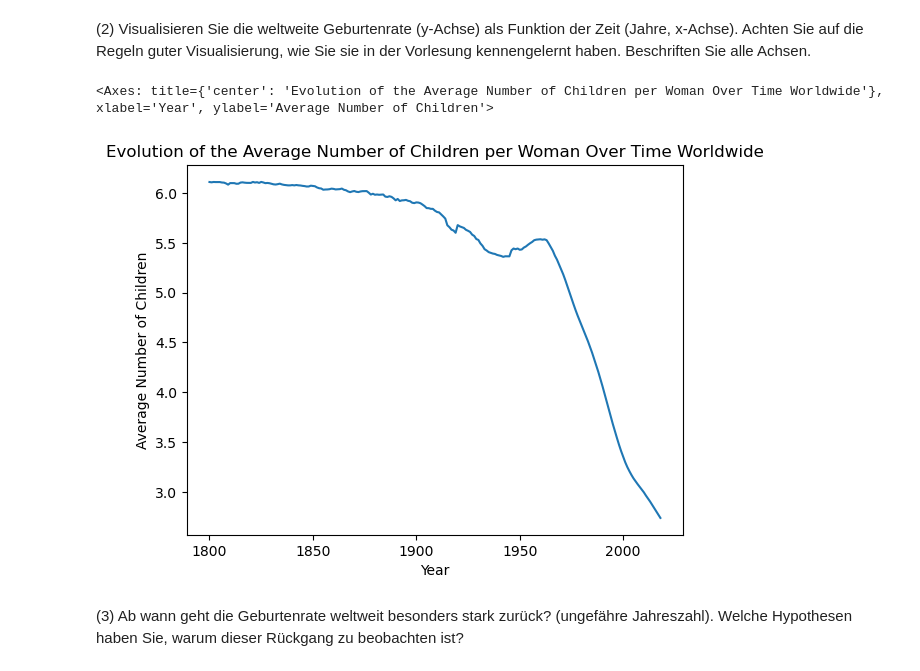
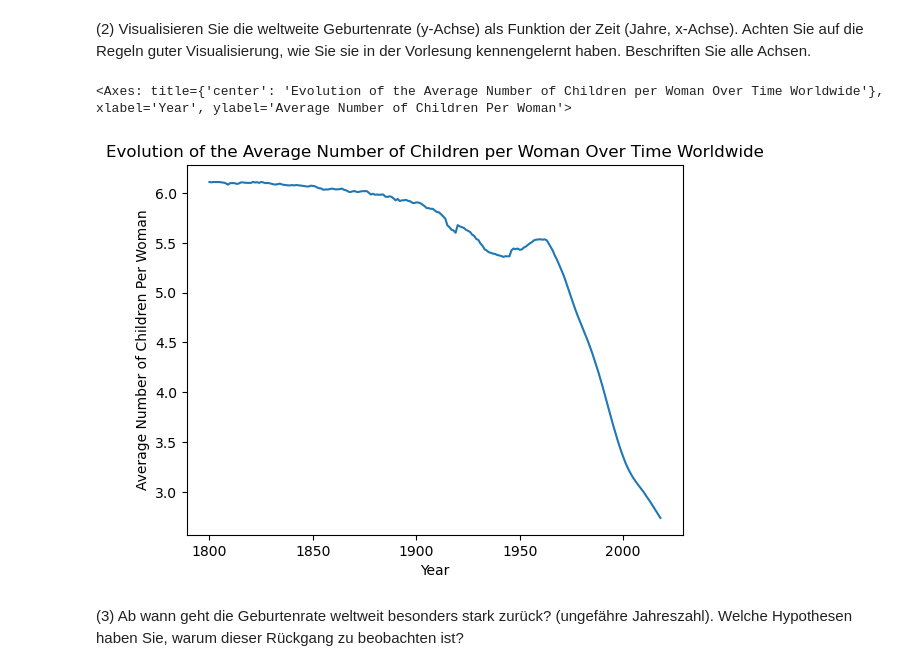
Before and after one commit to cortex359/ds.ss24, a Jupyter notebook: marine_u04/TSRI-4.ipynb, the cells around one changed output. Drawn from its saved outputs; the diff is of its cells as text; code cells hidden in the pictures.

```diff
--- a/marine_u04/TSRI-4.ipynb
+++ b/marine_u04/TSRI-4.ipynb
@@ -130,10 +130,10 @@ children_per_woman.head()
 (2) Visualisieren Sie die weltweite Geburtenrate (y-Achse) als Funktion der Zeit (Jahre, x-Achse). Achten Sie auf die Regeln guter Visualisierung, wie Sie sie in der Vorlesung kennengelernt haben. Beschriften Sie alle Achsen.
 # %%
 average_number_of_children_per_woman_per_year = children_per_woman.mean()
-average_number_of_children_per_woman_per_year.plot(title = 'Evolution of the Average Number of Children per Woman Over Time Worldwide', xlabel="Year", ylabel="Average Number of Children")
+average_number_of_children_per_woman_per_year.plot(title = 'Evolution of the Average Number of Children per Woman Over Time Worldwide', xlabel="Year", ylabel="Average Number of Children Per Woman")
 # %% [output]
-<Axes: title={'center': 'Evolution of the Average Number of Children per Woman Over Time Worldwide'}, xlabel='Year', ylabel='Average Number of Children'>
+<Axes: title={'center': 'Evolution of the Average Number of Children per Woman Over Time Worldwide'}, xlabel='Year', ylabel='Average Number of Children Per Woman'>
-[figure, old version]
+[figure, new version]
 # %% [markdown]
 (3) Ab wann geht die Geburtenrate weltweit besonders stark zurück? (ungefähre Jahreszahl). Welche Hypothesen haben Sie, warum dieser Rückgang zu beobachten ist?
 # %% [markdown]
```
Also changed, not shown: parts of 7 cells of this notebook.
